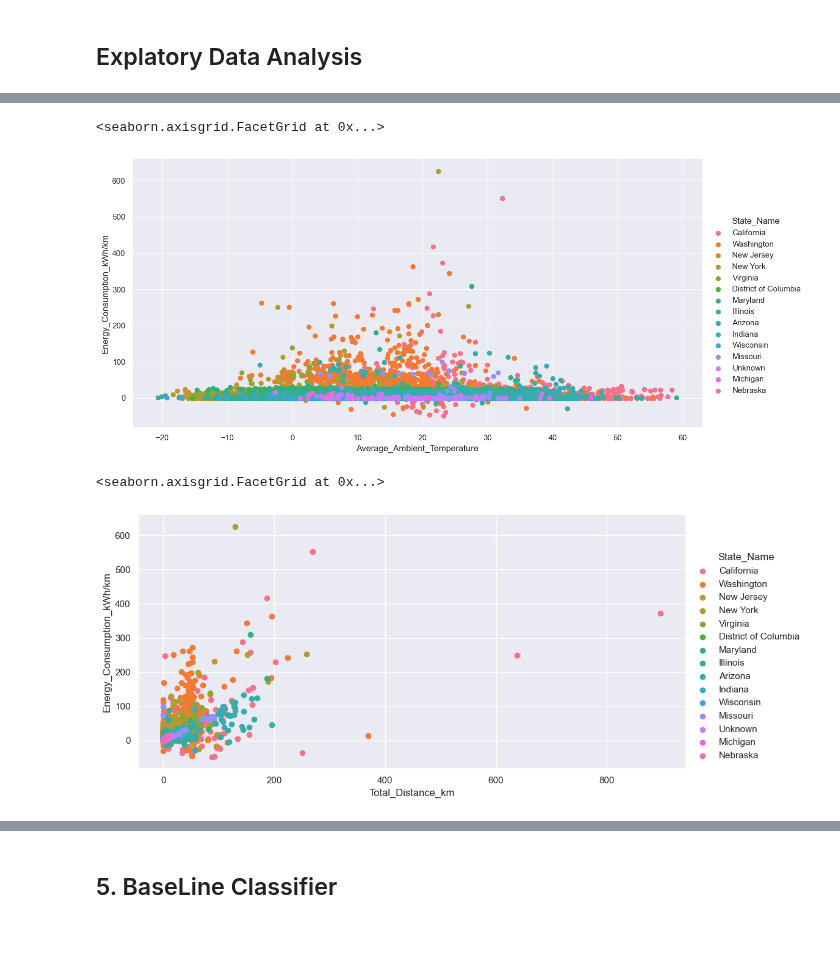
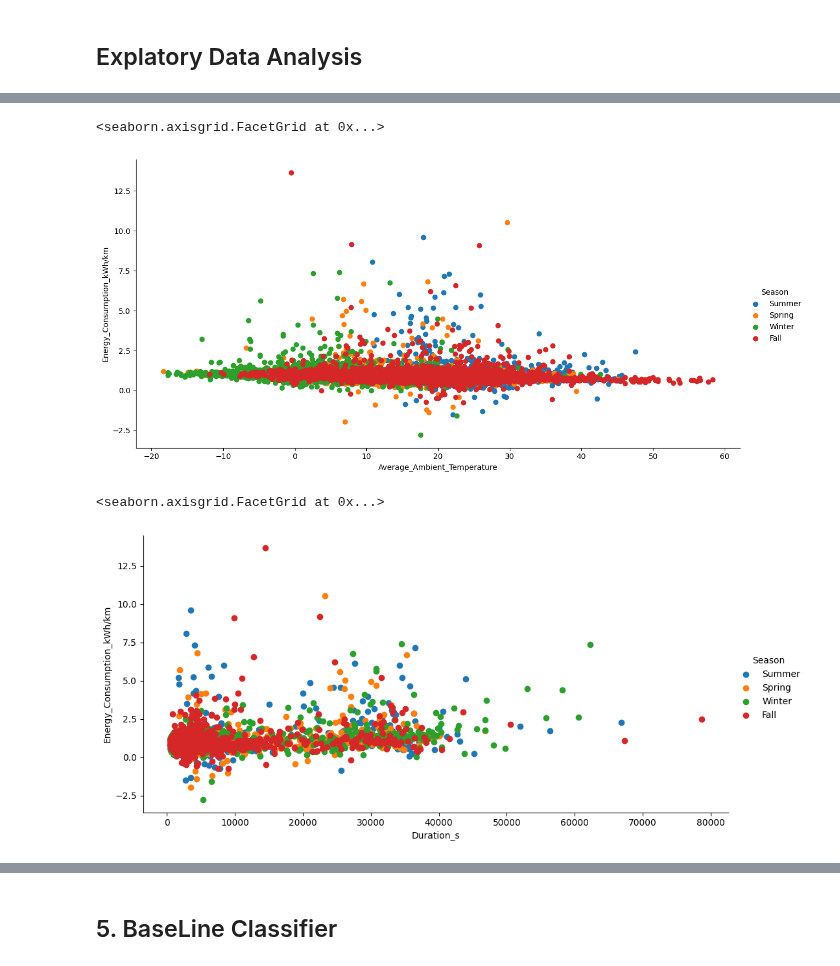
Before and after one commit to ydelipinar/Data_Based_Vehicle_Energy_Consumption_Modeling, a Jupyter notebook: ENS492-Machine Learning.ipynb, the cells around one changed output, grey strips where cells are left out. Drawn from its saved outputs; the diff is of its cells as text; code cells hidden in the pictures; blank space fills up the shorter version.

```diff
--- a/ENS492-Machine Learning.ipynb
+++ b/ENS492-Machine Learning.ipynb
@@ -132,16 +122,21 @@ trips_merged
+# %%
+trips_merged = trips_merged[trips_merged['Total_Distance_km'] >= 5]
+trips_merged = trips_merged[trips_merged['Total_Distance_km'] < 75]
 # %%
 cols_to_keep = ['Duration_s', 'Average_Speed_kmh', 'Max_Speed','Start_Hour','End_Hour',
        'Positive_Acceleration_Mean', 'Positive_Acceleration_Sum',
        'Positive_Altitude-diff_Mean', 'Positive_Altitude-diff_Sum',
-       'Max_Altitude-diff', 'Max_Altitude',
+       'Max_Altitude-diff', 'Max_Altitude','Season','State_Season',
        'Min_Altitude', 'GPS_Altitude_Mean', 'Average_Ambient_Temperature',
        'Average_air', 'Kinetic_Intensity', 'Traffic_Category_Mean',
        'State_Name','Total_Distance_km']
 # %%
+trips_merged['State_Season'] = trips_merged['State_Name'] +'-' + trips_merged['Season'] #for stratification in terms of season and state
 X = trips_merged[cols_to_keep]
-y = trips_merged['Energy_Consumption_kWh/km']
-
+y = trips_merged[ENERGY_NAME]
 
 from sklearn.model_selection import train_test_split
 
-X_train, X_test, y_train, y_test = train_test_split(X, y, test_size=0.20, random_state=55, stratify=X['State_Name'])
+X_train, X_test, y_train, y_test = train_test_split(X, y, test_size=0.20, random_state=55, stratify=X['State_Season'])
+X_train = X_train.drop(['State_Season'], axis=1)
+X_test = X_test.drop(['State_Season'], axis=1)
@@ -166,5 +145,5 @@ trips_merged[trips_merged['Total_Distance_km'] >0]
 # %%
 #merging energy consumption to another df to visualzie the train data better. This df_train will not be used in models
 df_train = X_train.copy()
-df_train['Energy_Consumption_kWh/km'] = y_train
+df_train[ENERGY_NAME] = y_train
 # %%
@@ -193,17 +177,17 @@ df_train['Start_Hour'].value_counts().plot.bar()
 # %%
-sns.FacetGrid(df_train, hue="State_Name", height=6, aspect=2) \
-   .map(plt.scatter, "Average_Ambient_Temperature", "Energy_Consumption_kWh/km") \
+sns.FacetGrid(df_train, hue="Season", height=6, aspect=2) \
+   .map(plt.scatter, "Average_Ambient_Temperature", ENERGY_NAME) \
    .add_legend()
 # %% [output]
 <seaborn.axisgrid.FacetGrid at 0x...>
-[figure, old version]
+[figure, new version]
 # %%
-sns.FacetGrid(df_train, hue="State_Name", height=5, aspect=2) \
-   .map(plt.scatter, "Total_Distance_km","Energy_Consumption_kWh/km") \
+sns.FacetGrid(df_train, hue="Season", height=5, aspect=2) \
+   .map(plt.scatter, "Duration_s",ENERGY_NAME) \
    .add_legend()
 # %% [output]
 <seaborn.axisgrid.FacetGrid at 0x...>
-[figure, old version]
+[figure, new version]
 # %%
 df_train.columns
 # %% [output]
```
Also changed, not shown: parts of 27 cells of this notebook.
